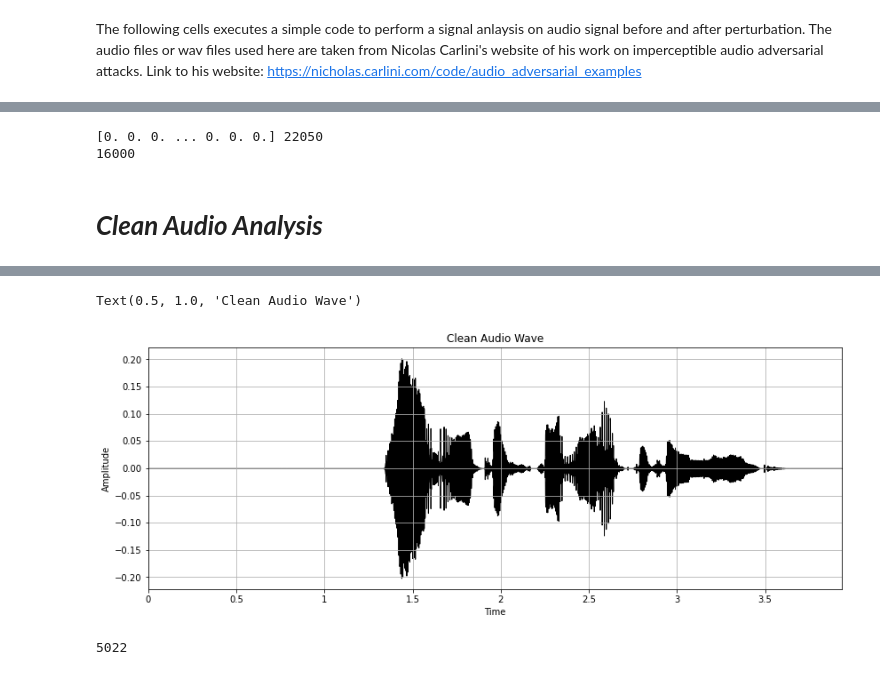
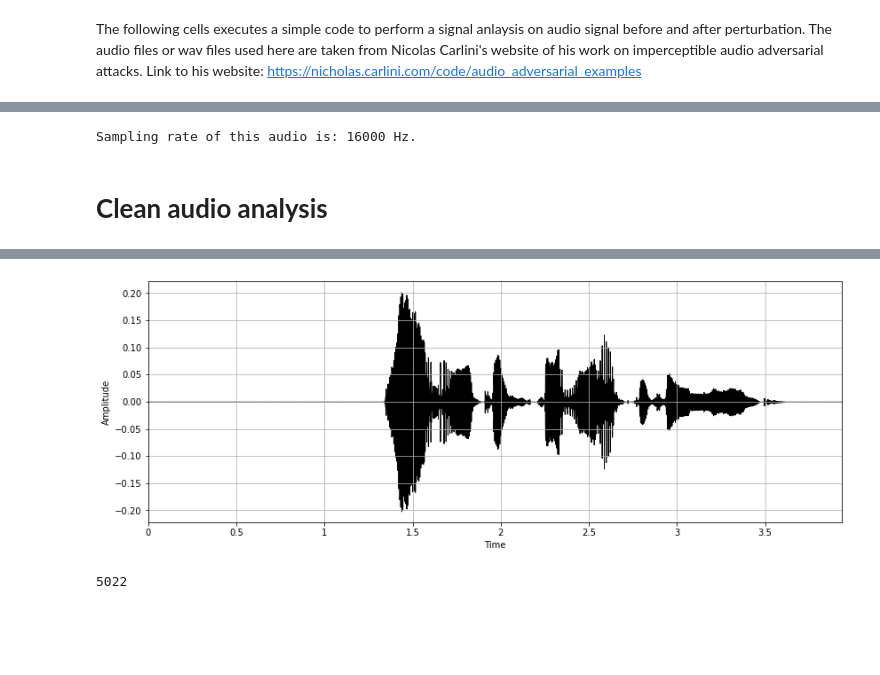
Before and after one commit to moeed17/AudioSignal_Perturbation_Analysis, a Jupyter notebook: Audio_Analysis.ipynb, the cells around one changed output, grey strips where cells are left out. Cells and saved outputs as stored; diff of their text form; code cells hidden in the pictures; blank space fills up the shorter version.

```diff
--- a/Audio_Analysis.ipynb
+++ b/Audio_Analysis.ipynb
@@ -56,16 +28,13 @@ print(plt.style.available)
 #setting the style of background for audio signal
 plt.style.use('seaborn-dark-palette')
 # %%
-clean_audio_data = '/content/drive/MyDrive/Audio_Analysis/20db_clean.wav'
-Clean_Data , sr = librosa.load(clean_audio_data)
-print(Clean_Data, sr)
-
+#importing clean audio
+clean_audio_data = '/content/Signal_Analysis/20db_clean.wav'
 Clean_Data,sr = librosa.load(clean_audio_data, sr=None)
 
-print(sr)
+print("Sampling rate of this audio is:",sr,"Hz.")
 # %% [output]
-[0. 0. 0. ... 0. 0. 0.] 22050
-16000
+Sampling rate of this audio is: 16000 Hz.
 # %% [markdown]
-# ***Clean Audio Analysis***
+# **Clean audio analysis**
 # %%
@@ -73,13 +42,11 @@ ipd.Audio(clean_audio_data)
 # %% [output]
 [interactive output not drawn]
 # %%
-%matplotlib inline
+#plotting clean audio wave
 plt.figure(figsize=(14, 5))
 librosa.display.waveplot(Clean_Data, sr=sr, color="black")
 plt.ylabel("Amplitude")
 plt.grid()
-plt.title('Clean Audio Wave')
 # %% [output]
-Text(0.5, 1.0, 'Clean Audio Wave')
-[figure, old version]
+[figure, new version]
 # %%
```
Also changed, not shown: parts of 40 cells of this notebook.
